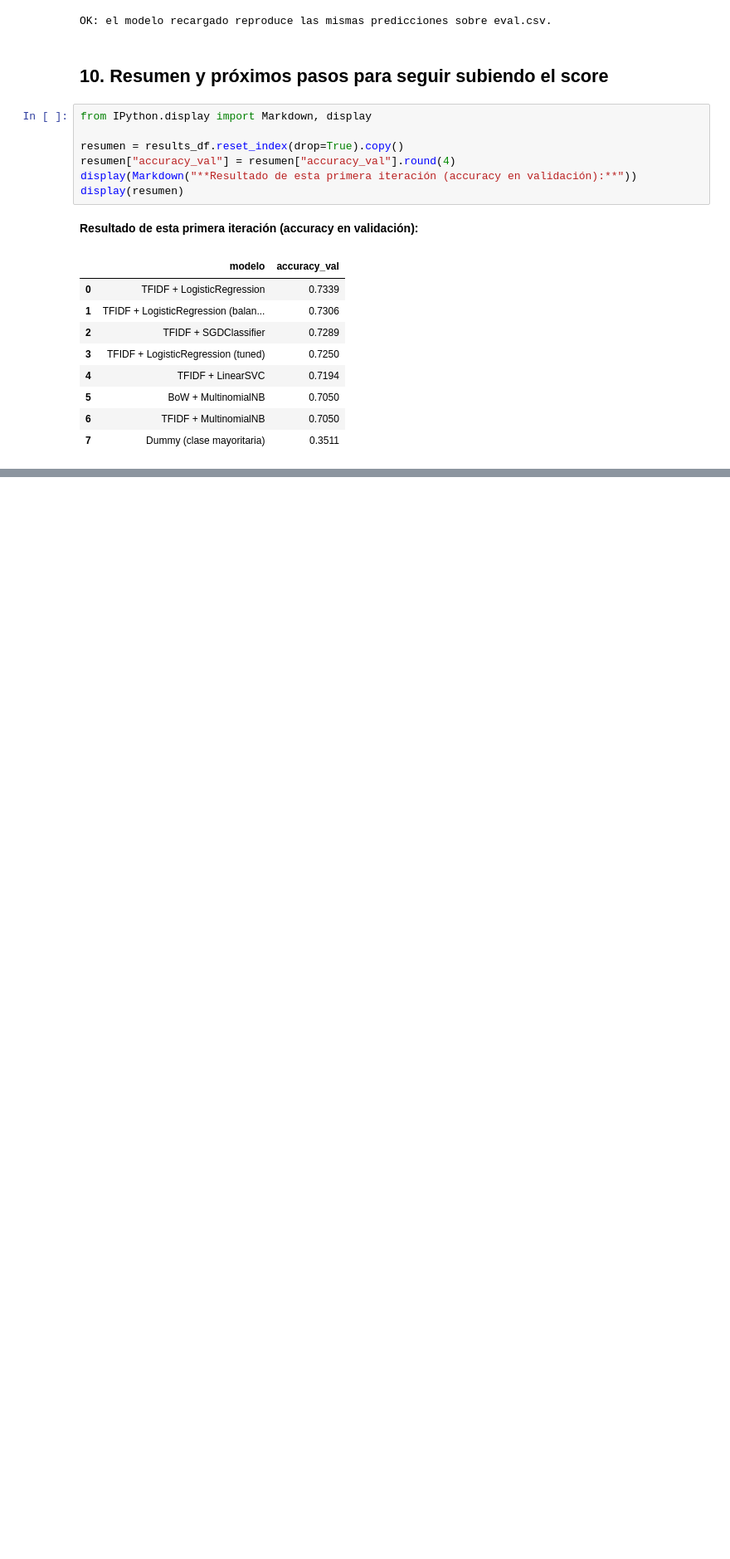
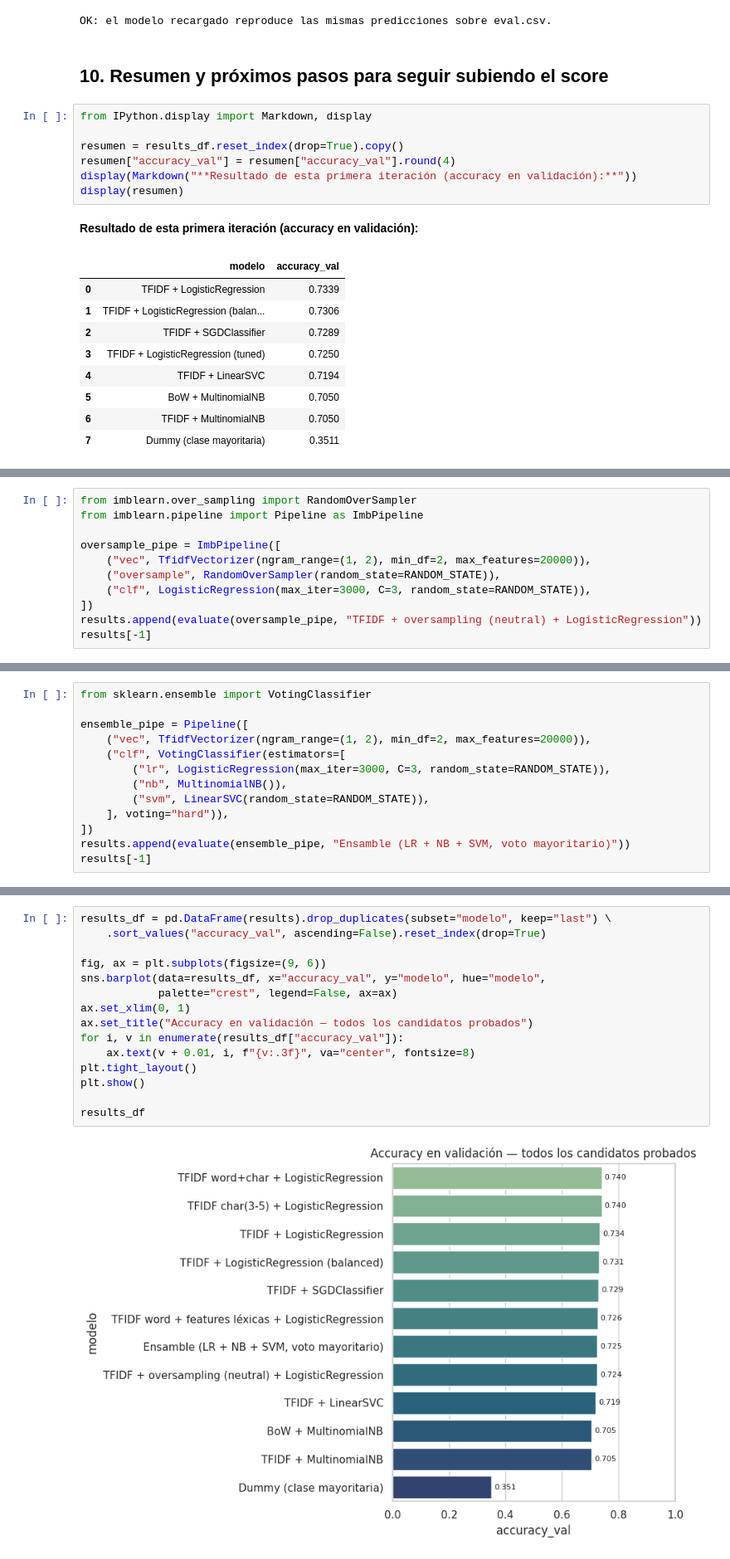
Before and after one commit to jzarruke/MLP1, a Jupyter notebook: notebooks/parte1_ml_clasico.ipynb, the cells around one changed output, grey strips where cells are left out. Shown at 83% size. Cells and saved outputs as stored; diff of their text form; blank space fills up the shorter version.

```diff
--- a/notebooks/parte1_ml_clasico.ipynb
+++ b/notebooks/parte1_ml_clasico.ipynb
@@ -660,0 +760,11 @@ preentrenados):
+# %%
+from imblearn.over_sampling import RandomOverSampler
+from imblearn.pipeline import Pipeline as ImbPipeline
+
+oversample_pipe = ImbPipeline([
+    ("vec", TfidfVectorizer(ngram_range=(1, 2), min_df=2, max_features=20000)),
+    ("oversample", RandomOverSampler(random_state=RANDOM_STATE)),
+    ("clf", LogisticRegression(max_iter=3000, C=3, random_state=RANDOM_STATE)),
+])
+results.append(evaluate(oversample_pipe, "TFIDF + oversampling (neutral) + LogisticRegression"))
+results[-1]
@@ -660,0 +780,13 @@ preentrenados):
+# %%
+from sklearn.ensemble import VotingClassifier
+
+ensemble_pipe = Pipeline([
+    ("vec", TfidfVectorizer(ngram_range=(1, 2), min_df=2, max_features=20000)),
+    ("clf", VotingClassifier(estimators=[
+        ("lr", LogisticRegression(max_iter=3000, C=3, random_state=RANDOM_STATE)),
+        ("nb", MultinomialNB()),
+        ("svm", LinearSVC(random_state=RANDOM_STATE)),
+    ], voting="hard")),
+])
+results.append(evaluate(ensemble_pipe, "Ensamble (LR + NB + SVM, voto mayoritario)"))
+results[-1]
@@ -660,0 +797,17 @@ preentrenados):
+# %%
+results_df = pd.DataFrame(results).drop_duplicates(subset="modelo", keep="last") \
+    .sort_values("accuracy_val", ascending=False).reset_index(drop=True)
+
+fig, ax = plt.subplots(figsize=(9, 6))
+sns.barplot(data=results_df, x="accuracy_val", y="modelo", hue="modelo",
+            palette="crest", legend=False, ax=ax)
+ax.set_xlim(0, 1)
+ax.set_title("Accuracy en validación — todos los candidatos probados")
+for i, v in enumerate(results_df["accuracy_val"]):
+    ax.text(v + 0.01, i, f"{v:.3f}", va="center", fontsize=8)
+plt.tight_layout()
+plt.show()
+
+results_df
+# %% [output]
+[figure, added]
```
Also changed, not shown: parts of 35 cells of this notebook, 14 other files.
